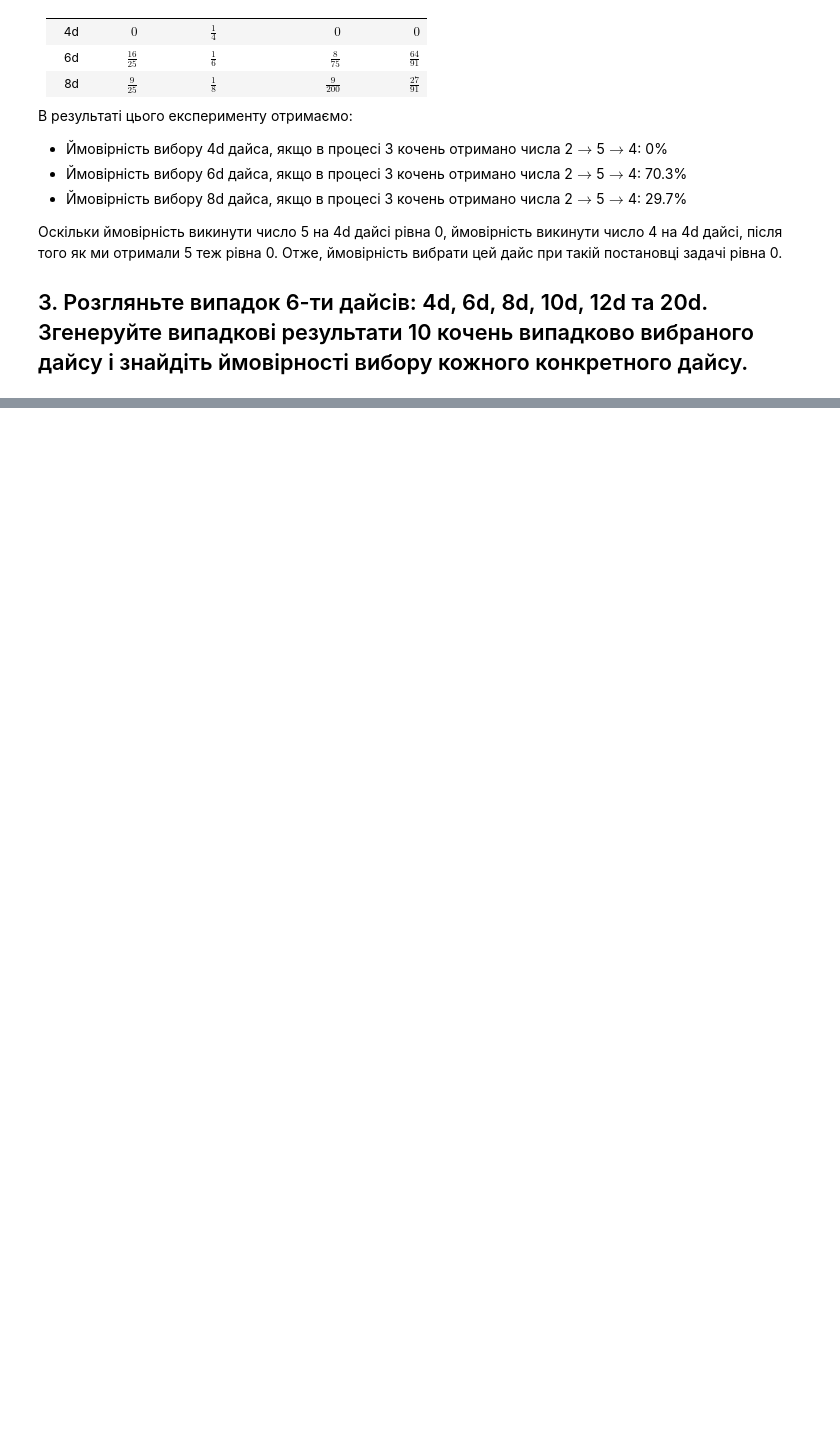
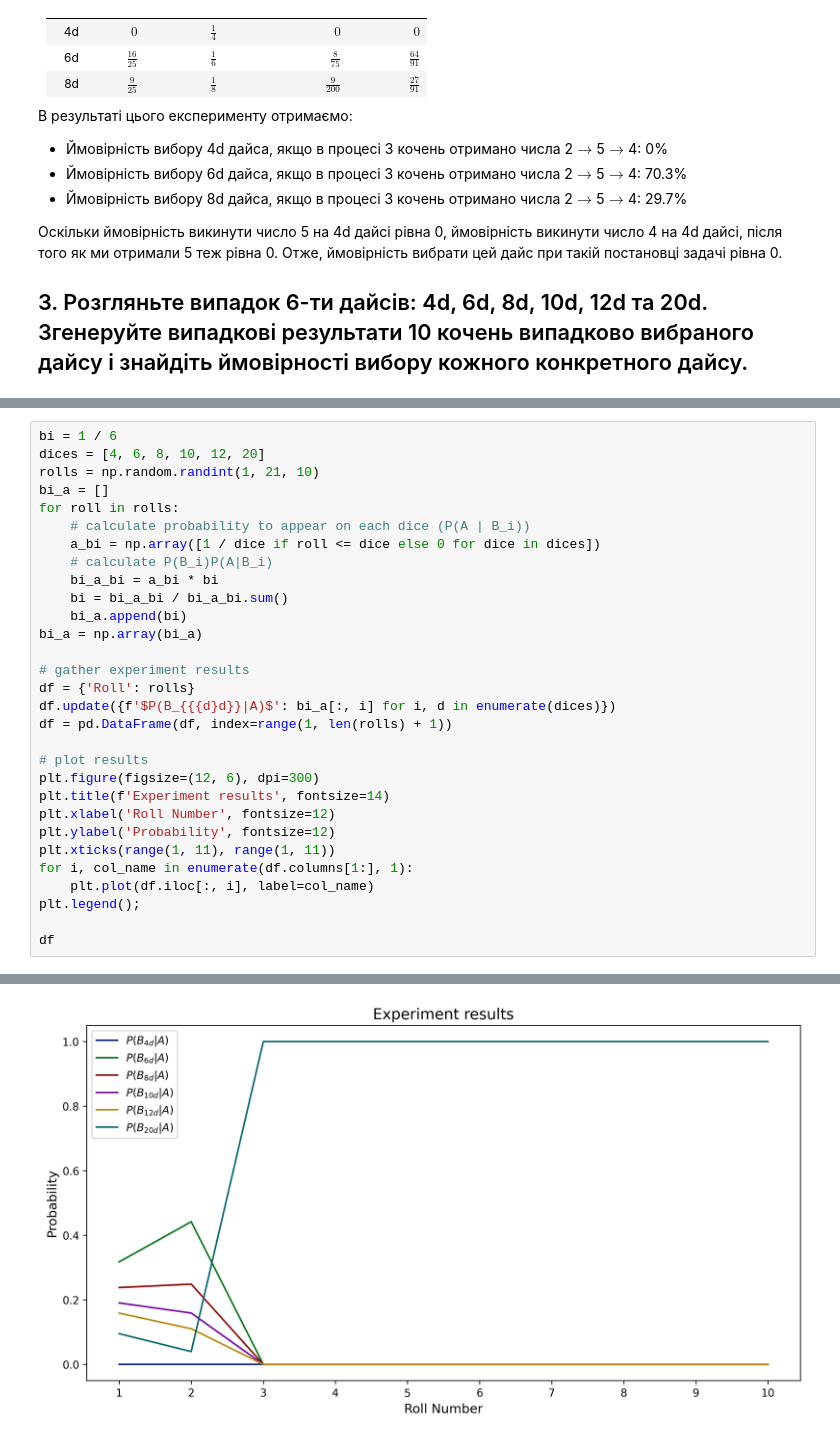
Before and after one commit to nazavr322/prob-processes-course, a Jupyter notebook: Lab_2/Lab_2.ipynb, the cells around one changed output, grey strips where cells are left out. Drawn from its saved outputs; the diff is of its cells as text; blank space fills up the shorter version.

Commit message:
Updated plot

```diff
--- a/Lab_2/Lab_2.ipynb
+++ b/Lab_2/Lab_2.ipynb
@@ -98,0 +58,31 @@ df
+# %%
+bi = 1 / 6
+dices = [4, 6, 8, 10, 12, 20]
+rolls = np.random.randint(1, 21, 10)
+bi_a = []
+for roll in rolls:
+    # calculate probability to appear on each dice (P(A | B_i))
+    a_bi = np.array([1 / dice if roll <= dice else 0 for dice in dices])
+    # calculate P(B_i)P(A|B_i)
+    bi_a_bi = a_bi * bi
+    bi = bi_a_bi / bi_a_bi.sum()
+    bi_a.append(bi)
+bi_a = np.array(bi_a)
+
+# gather experiment results
+df = {'Roll': rolls}
+df.update({f'$P(B_{{{d}d}}|A)$': bi_a[:, i] for i, d in enumerate(dices)})
+df = pd.DataFrame(df, index=range(1, len(rolls) + 1))
+
+# plot results
+plt.figure(figsize=(12, 6), dpi=300)
+plt.title(f'Experiment results', fontsize=14)
+plt.xlabel('Roll Number', fontsize=12)
+plt.ylabel('Probability', fontsize=12)
+plt.xticks(range(1, 11), range(1, 11))
+for i, col_name in enumerate(df.columns[1:], 1):
+    plt.plot(df.iloc[:, i], label=col_name)
+plt.legend();
+
+df
+# %% [output]
@@ -98,0 +100 @@ df
+[figure, added]
```
Also changed, not shown: parts of 2 cells of this notebook.
